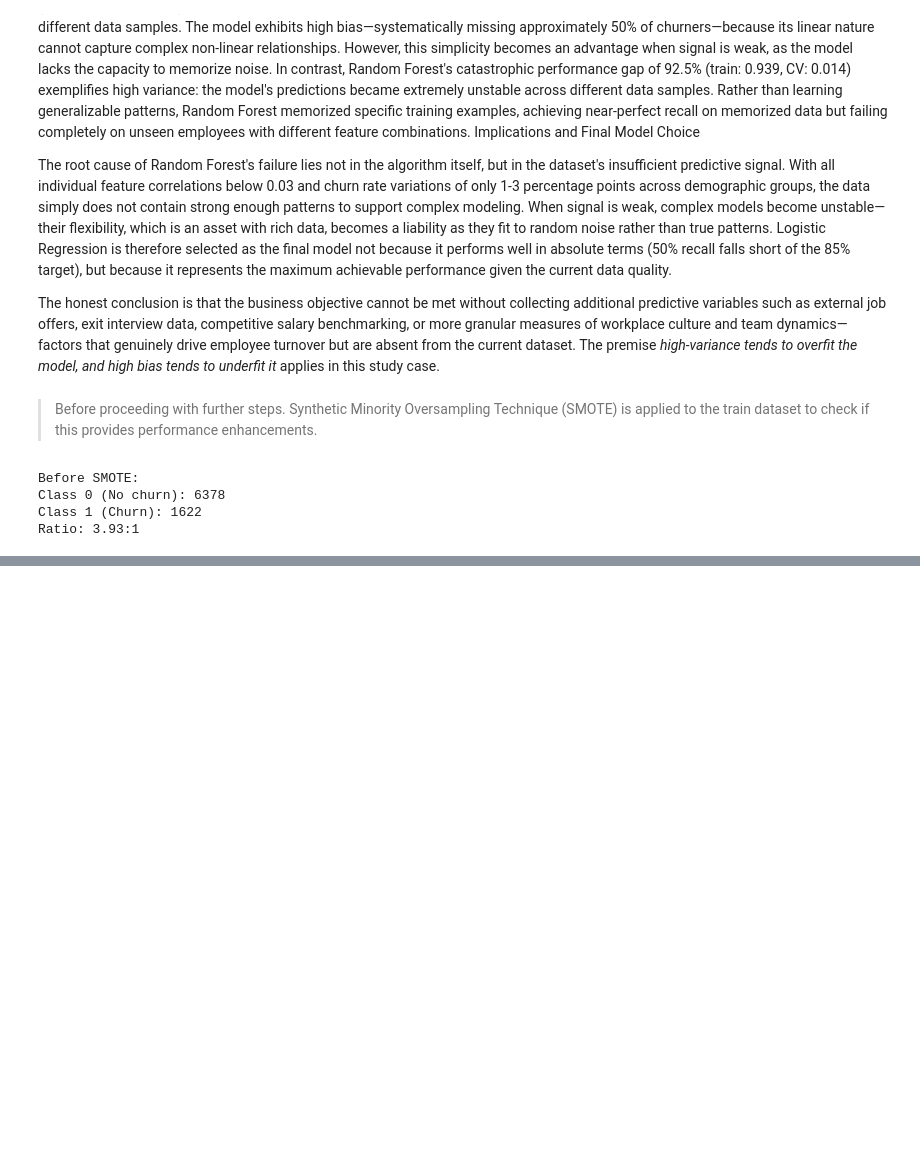
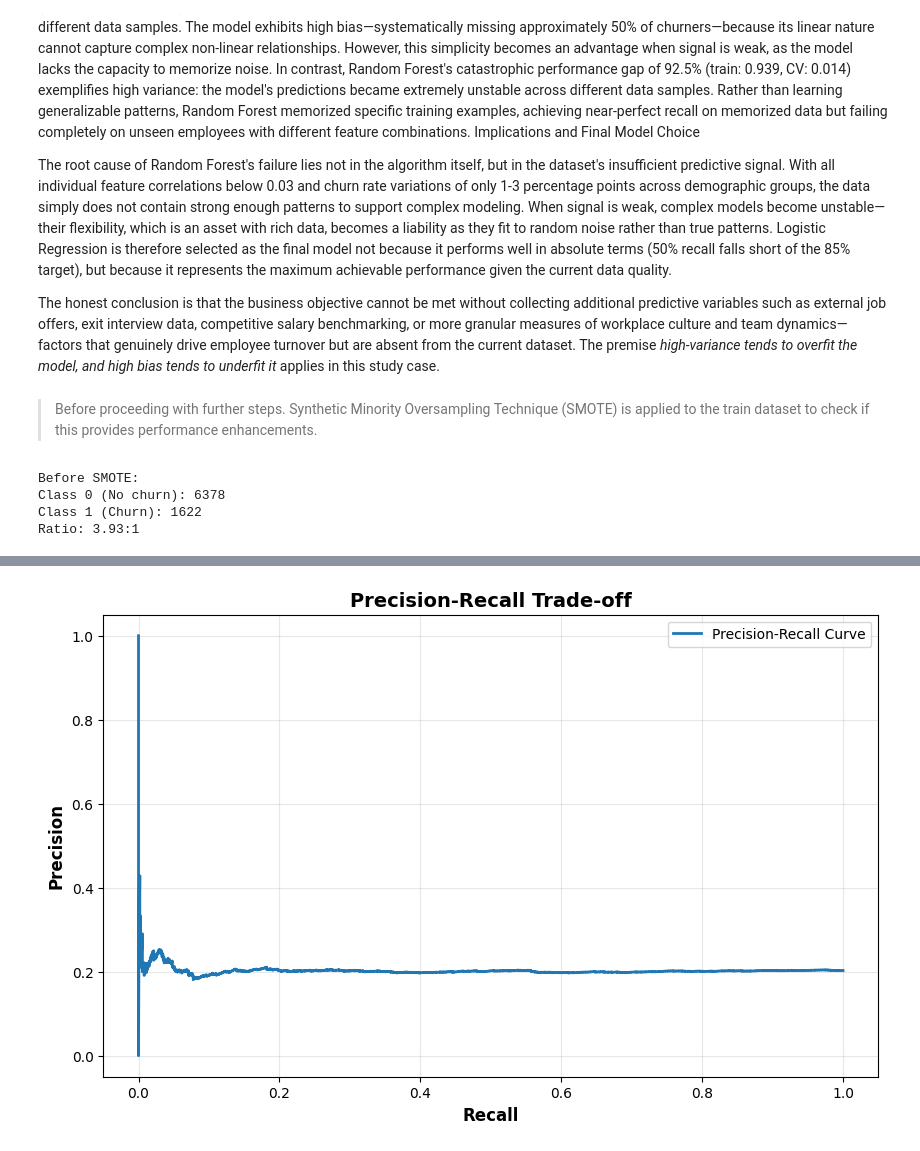
Before and after one commit to dalex2888/AML-3303, a Jupyter notebook: Employee Churn Case Study/Case_study.ipynb, the cells around one changed output, grey strips where cells are left out. Cells and saved outputs as stored; diff of their text form; code cells hidden in the pictures; blank space fills up the shorter version.

Commit message:
Tuned Model - Tradeoffs explained

```diff
--- a/Employee Churn Case Study/Case_study.ipynb
+++ b/Employee Churn Case Study/Case_study.ipynb
@@ -995,0 +1059,78 @@ pipeline_with_smote = ImbPipeline([
+# %%
+# Train model on full training data (no CV, just to get probabilities)
+pipeline_baseline = Pipeline([
+    ('scaler', StandardScaler()),
+    ('model', LogisticRegression(max_iter=2000, random_state=42, class_weight='balanced'))
+])
+
+# We'll use cross-validation to get probabilities
+from sklearn.model_selection import cross_val_predict
+
+# Get probability predictions using CV (this is honest - no leakage)
+y_probs = cross_val_predict(
+    pipeline_baseline,
+    X_train_df,
+    y_train,
+    cv=5,
+    method='predict_proba'
+)
+
+# Extract probabilities for class 1 (churn)
+y_probs_churn = y_probs[:, 1]
+
+# Calculate precision and recall for all possible thresholds
+precisions, recalls, thresholds = precision_recall_curve(y_train, y_probs_churn)
+
+# Plot Precision-Recall curve
+plt.figure(figsize=(10, 6))
+plt.plot(recalls, precisions, linewidth=2, label='Precision-Recall Curve')
+plt.xlabel('Recall', fontsize=12, fontweight='bold')
+plt.ylabel('Precision', fontsize=12, fontweight='bold')
+plt.title('Precision-Recall Trade-off', fontsize=14, fontweight='bold')
+plt.grid(True, alpha=0.3)
+plt.legend()
+plt.show()
+
+# Test specific thresholds
+print("=== THRESHOLD TUNING RESULTS ===\n")
+
+test_thresholds = [0.3, 0.4, 0.45, 0.5, 0.6, 0.7]
+
+for threshold in test_thresholds:
+    y_pred_custom = (y_probs_churn >= threshold).astype(int)
+
+    recall = recall_score(y_train, y_pred_custom)
+    precision = precision_score(y_train, y_pred_custom, zero_division=0)
+
+    # Calculate how many employees flagged
+    n_flagged = y_pred_custom.sum()
+    n_actual_churners = (y_train == 1).sum()
+
+    print(f"Threshold = {threshold:.2f}")
+    print(f"  Recall:    {recall:.3f} (catch {recall*100:.2f}% of churners)")
+    print(f"  Precision: {precision:.3f} ({precision*100:.2f}% of predictions correct)")
+    print(f"  Employees flagged: {n_flagged} (actual churners: {n_actual_churners})")
+    print(f"  False alarms: {n_flagged - int(n_flagged * precision)}")
+    print()
+
+# Find threshold that gives recall closest to 0.85
+print("=== FINDING THRESHOLD FOR RECALL ≥ 0.85 ===")
+
+# Find index where recall >= 0.85
+target_recall_idx = np.where(recalls >= 0.85)[0]
+
+if len(target_recall_idx) > 0:
+    idx = target_recall_idx[0]
+    threshold_for_85 = thresholds[idx]
+    precision_at_85 = precisions[idx]
+
+    print(f"To achieve Recall ≥ 0.85:")
+    print(f"  Threshold: {threshold_for_85:.3f}")
+    print(f"  Precision: {precision_at_85:.3f}")
+    print(f"  Meaning: {precision_at_85*100:.2f}% of predictions will be correct")
+    print(f"  False alarm rate: {(1-precision_at_85)*100:.2f}%")
+else:
+    print("Cannot achieve Recall ≥ 0.85 with this model")
+    print(f"Maximum achievable recall: {recalls.max():.3f}")
+# %% [output]
+[figure, added]
```
Also changed, not shown: parts of 6 cells of this notebook.
